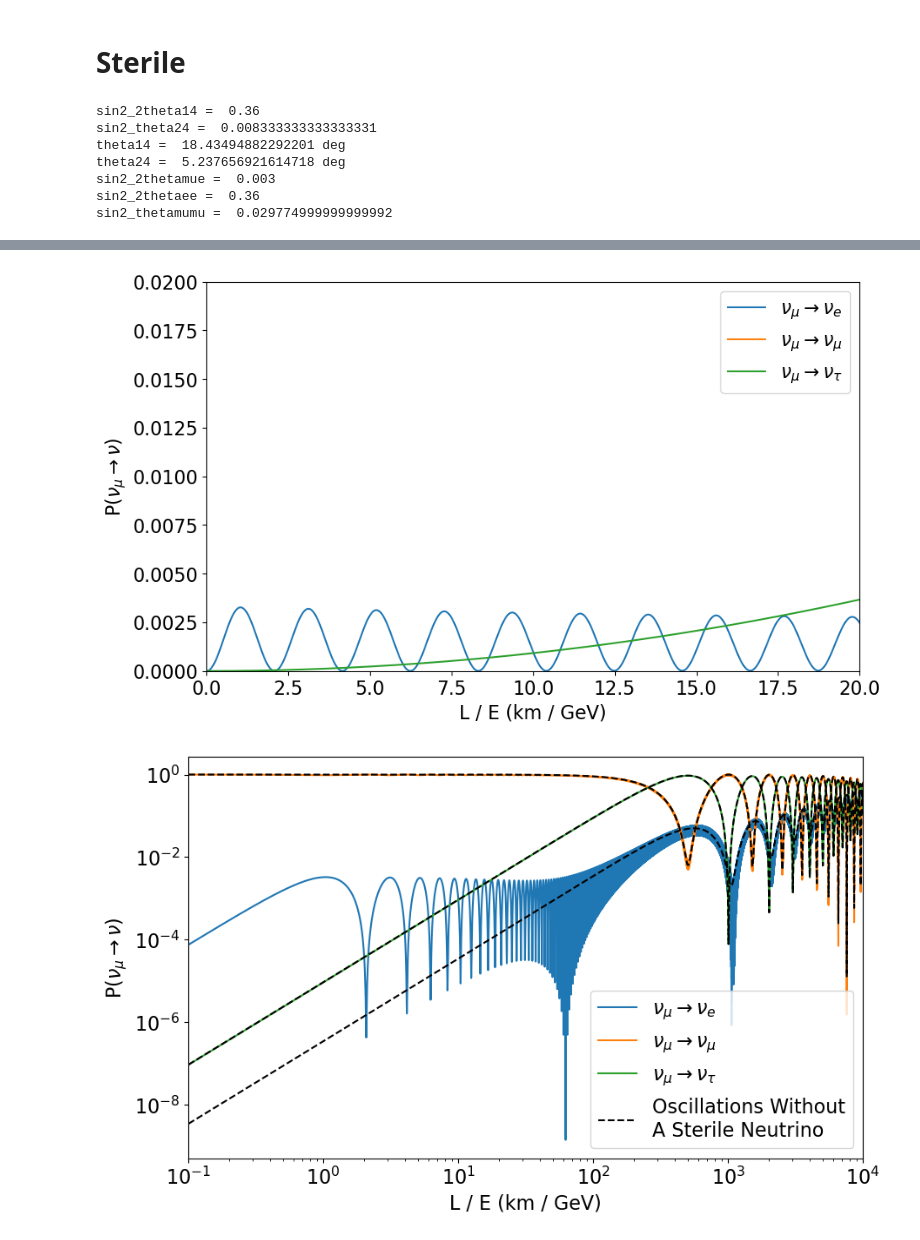
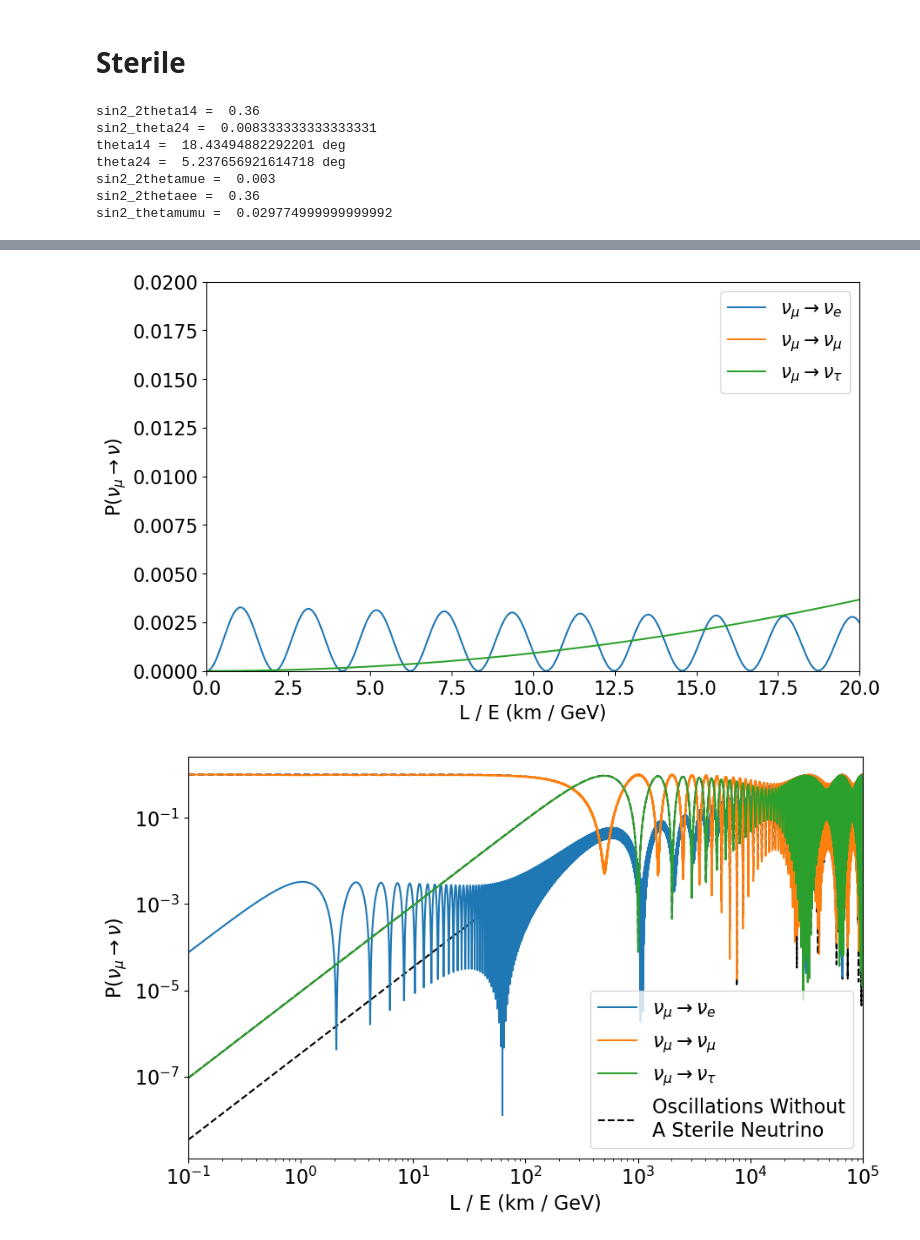
Before and after one commit to leehagaman/neutrino_mixing_plots, a Jupyter notebook: oscillation_plot.ipynb, the cells around one changed output, grey strips where cells are left out. Cells and saved outputs as stored; diff of their text form; code cells hidden in the pictures.

Commit message:
added extra sterile plot, added bibtex

```diff
--- a/oscillation_plot.ipynb
+++ b/oscillation_plot.ipynb
@@ -341,38 +341,60 @@ plt.legend(loc="upper right")
 plt.savefig("plots/sterile_oscillation_zoom_3.pdf")
 
 
-L_over_E_vals = np.logspace(-1, 4, 100000)
+L_over_E_vals = np.logspace(-1, 5, 100000)
 numu_to_nue_prob_vals = [get_sterile_prob("numu", "nue", L_over_E, U_sterile, m1, m2, m3, m4) for L_over_E in L_over_E_vals]
 numu_to_numu_prob_vals = [get_sterile_prob("numu", "numu", L_over_E, U_sterile, m1, m2, m3, m4) for L_over_E in L_over_E_vals]
 numu_to_nutau_prob_vals = [get_sterile_prob("numu", "nutau", L_over_E, U_sterile, m1, m2, m3, m4) for L_over_E in L_over_E_vals]
 numu_to_nus_prob_vals = [get_sterile_prob("numu", "nus", L_over_E, U_sterile, m1, m2, m3, m4) for L_over_E in L_over_E_vals]
 no_sterile_numu_to_nue_prob_vals = [get_prob("numu", "nue", L_over_E, U, m1, m2, m3) for L_over_E in L_over_E_vals]
 no_sterile_numu_to_numu_prob_vals = [get_prob("numu", "numu", L_over_E, U, m1, m2, m3) for L_over_E in L_over_E_vals]
 no_sterile_numu_to_nutau_prob_vals = [get_prob("numu", "nutau", L_over_E, U, m1, m2, m3) for L_over_E in L_over_E_vals]
 plt.figure(figsize=(10, 6))
 plt.plot(L_over_E_vals, numu_to_nue_prob_vals, label=r"$\nu_\mu \rightarrow \nu_e$")
 plt.plot(L_over_E_vals, numu_to_numu_prob_vals, label=r"$\nu_\mu \rightarrow \nu_\mu$")
 plt.plot(L_over_E_vals, numu_to_nutau_prob_vals, label=r"$\nu_\mu \rightarrow \nu_\tau$")
-plt.plot(L_over_E_vals, no_sterile_numu_to_nue_prob_vals, label="Oscillations Without\nA Sterile Neutrino", c="k", ls="--")
-plt.plot(L_over_E_vals, no_sterile_numu_to_numu_prob_vals, c="k", ls="--")
-plt.plot(L_over_E_vals, no_sterile_numu_to_nutau_prob_vals, c="k", ls="--")
+plt.plot(L_over_E_vals, no_sterile_numu_to_nue_prob_vals, label="Oscillations Without\nA Sterile Neutrino", c="k", ls="--", zorder=-1)
+plt.plot(L_over_E_vals, no_sterile_numu_to_numu_prob_vals, c="k", ls="--", zorder=-1)
+plt.plot(L_over_E_vals, no_sterile_numu_to_nutau_prob_vals, c="k", ls="--", zorder=-1)
 plt.xlim(L_over_E_vals[0], L_over_E_vals[-1])
 plt.yscale("log")
 plt.xlabel("L / E (km / GeV)")
 plt.xscale("log")
 plt.ylabel(r"P($\nu_\mu \rightarrow \nu$)")
 plt.legend(loc="lower right")
 plt.savefig("plots/sterile_oscillation_log.pdf")
+
+L_over_E_vals = np.logspace(-1, 5, 100000)
+numu_to_nue_prob_vals = [get_sterile_prob("numu", "nue", L_over_E, U_sterile, m1, m2, m3, m4) for L_over_E in L_over_E_vals]
+numu_to_numu_prob_vals = [get_sterile_prob("numu", "numu", L_over_E, U_sterile, m1, m2, m3, m4) for L_over_E in L_over_E_vals]
+numu_to_nutau_prob_vals = [get_sterile_prob("numu", "nutau", L_over_E, U_sterile, m1, m2, m3, m4) for L_over_E in L_over_E_vals]
+numu_to_nus_prob_vals = [get_sterile_prob("numu", "nus", L_over_E, U_sterile, m1, m2, m3, m4) for L_over_E in L_over_E_vals]
+no_sterile_numu_to_nue_prob_vals = [get_prob("numu", "nue", L_over_E, U, m1, m2, m3) for L_over_E in L_over_E_vals]
+no_sterile_numu_to_numu_prob_vals = [get_prob("numu", "numu", L_over_E, U, m1, m2, m3) for L_over_E in L_over_E_vals]
+no_sterile_numu_to_nutau_prob_vals = [get_prob("numu", "nutau", L_over_E, U, m1, m2, m3) for L_over_E in L_over_E_vals]
+plt.figure(figsize=(10, 6))
+plt.plot(L_over_E_vals, numu_to_nue_prob_vals, label=r"$\nu_\mu \rightarrow \nu_e$")
+plt.plot(L_over_E_vals, numu_to_numu_prob_vals, label=r"$\nu_\mu \rightarrow \nu_\mu$")
+plt.plot(L_over_E_vals, numu_to_nutau_prob_vals, label=r"$\nu_\mu \rightarrow \nu_\tau$")
+plt.plot(L_over_E_vals, no_sterile_numu_to_nue_prob_vals, label="Oscillations Without\nA Sterile Neutrino", c="k", ls="--", zorder=-1)
+plt.plot(L_over_E_vals, no_sterile_numu_to_numu_prob_vals, c="k", ls="--", zorder=-1)
+plt.plot(L_over_E_vals, no_sterile_numu_to_nutau_prob_vals, c="k", ls="--", zorder=-1)
+plt.xlim(L_over_E_vals[0], L_over_E_vals[-1])
+plt.xlabel("L / E (km / GeV)")
+plt.xscale("log")
+plt.ylabel(r"P($\nu_\mu \rightarrow \nu$)")
+plt.legend(loc="lower right")
+plt.savefig("plots/sterile_oscillation_semilog.pdf")
 # %% [output]
 sin2_2theta14 =  0.36
 sin2_theta24 =  0.008333333333333331
 theta14 =  18.43494882292201 deg
 theta24 =  5.237656921614718 deg
 sin2_2thetamue =  0.003
 sin2_2thetaee =  0.36
 sin2_thetamumu =  0.029774999999999992
 [figure]
 [figure]
 [figure]
 [figure]
-[figure, old version]
+[figure, new version]
```
Also changed, not shown: parts of 2 cells of this notebook, 1 other file.
